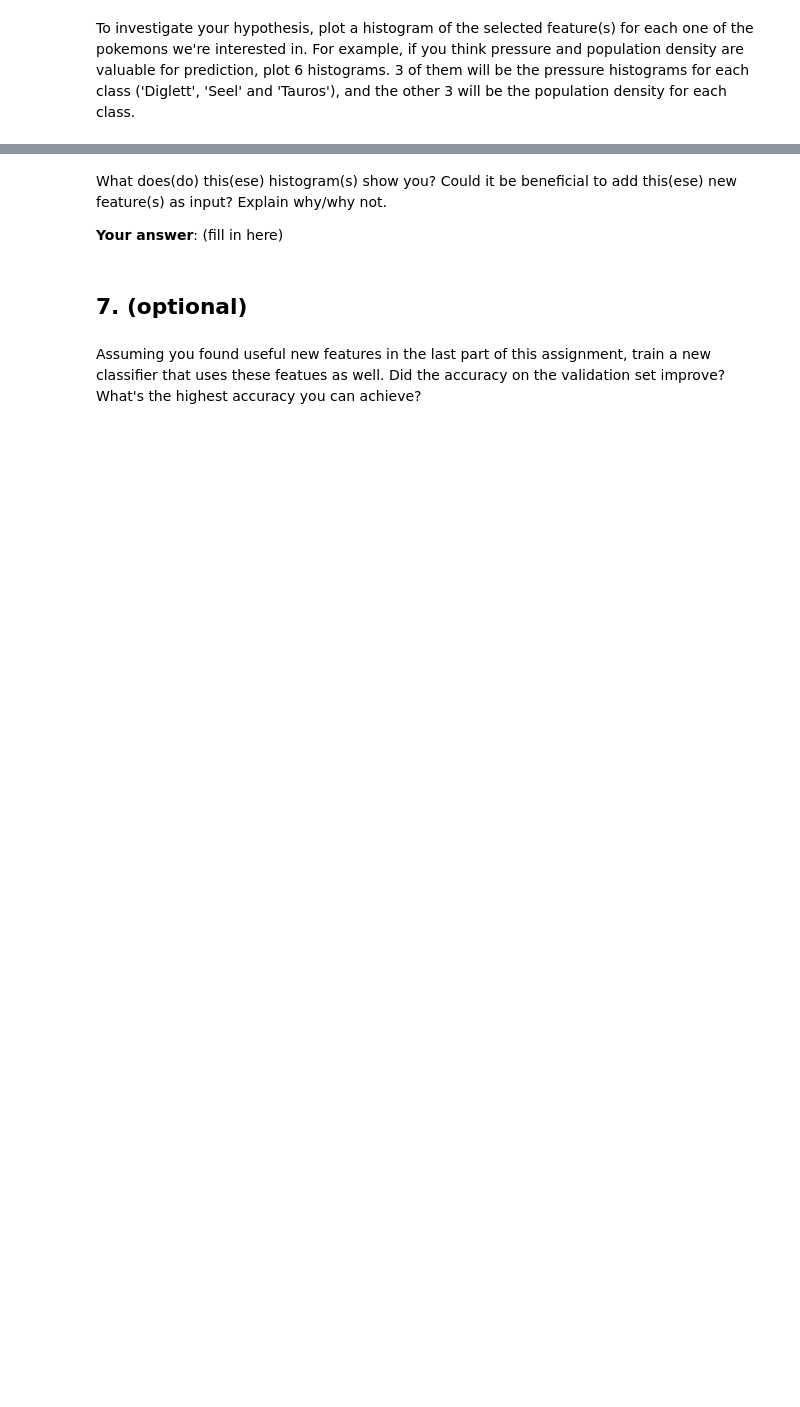
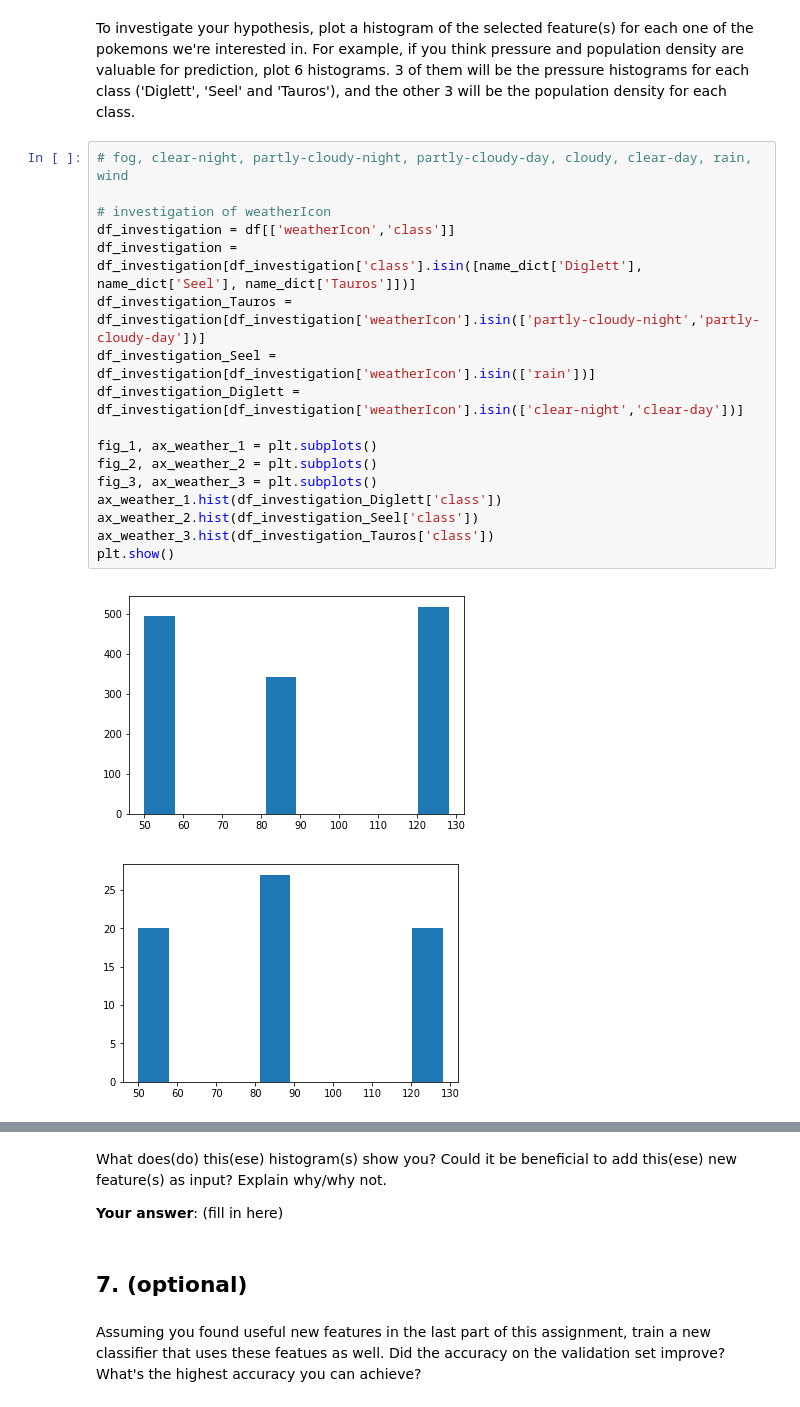
Before and after one commit to Umbriona/Deep-Neural-Network, a Jupyter notebook: Home Assignments/IHA2/IHA2.ipynb, the cells around one changed output, grey strips where cells are left out. Cells and saved outputs as stored; diff of their text form; blank space fills up the shorter version.

Commit message:
Investigation of other features
Start with Weather and then with Biom

```diff
--- a/Home Assignments/IHA2/IHA2.ipynb
+++ b/Home Assignments/IHA2/IHA2.ipynb
@@ -255,2 +286,22 @@ Is(are) there any other feature(s) from the original dataset (e.g. hour of the d
 # %% [markdown]
 To investigate your hypothesis, plot a histogram of the selected feature(s) for each one of the pokemons we're interested in. For example, if you think pressure and population density are valuable for prediction, plot 6 histograms. 3 of them will be the pressure histograms for each class ('Diglett', 'Seel' and 'Tauros'), and the other 3 will be the population density for each class.
+# %%
+# fog, clear-night, partly-cloudy-night, partly-cloudy-day, cloudy, clear-day, rain, wind
+
+# investigation of weatherIcon
+df_investigation = df[['weatherIcon','class']]
+df_investigation = df_investigation[df_investigation['class'].isin([name_dict['Diglett'], name_dict['Seel'], name_dict['Tauros']])]
+df_investigation_Tauros = df_investigation[df_investigation['weatherIcon'].isin(['partly-cloudy-night','partly-cloudy-day'])]
+df_investigation_Seel = df_investigation[df_investigation['weatherIcon'].isin(['rain'])]
+df_investigation_Diglett = df_investigation[df_investigation['weatherIcon'].isin(['clear-night','clear-day'])]
+
+fig_1, ax_weather_1 = plt.subplots()
+fig_2, ax_weather_2 = plt.subplots()
+fig_3, ax_weather_3 = plt.subplots()
+ax_weather_1.hist(df_investigation_Diglett['class'])
+ax_weather_2.hist(df_investigation_Seel['class'])
+ax_weather_3.hist(df_investigation_Tauros['class'])
+plt.show()
+# %% [output]
+[figure, added]
+[figure, added]
```
Also changed, not shown: parts of 9 cells of this notebook.
